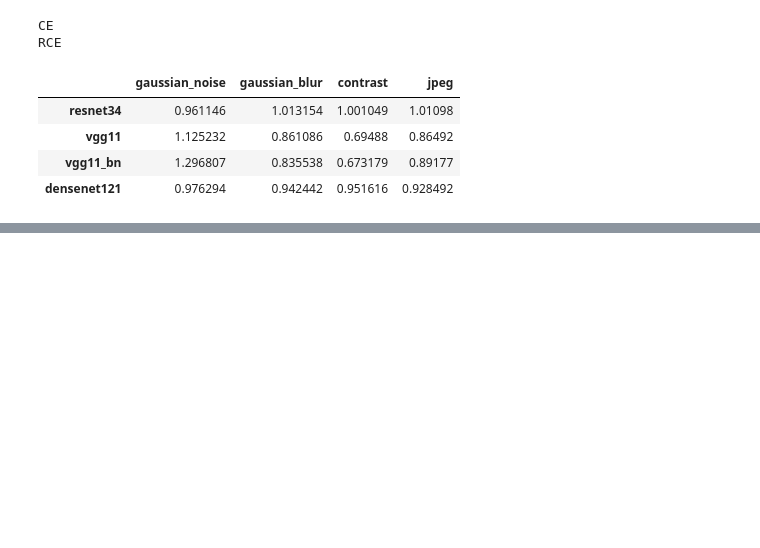
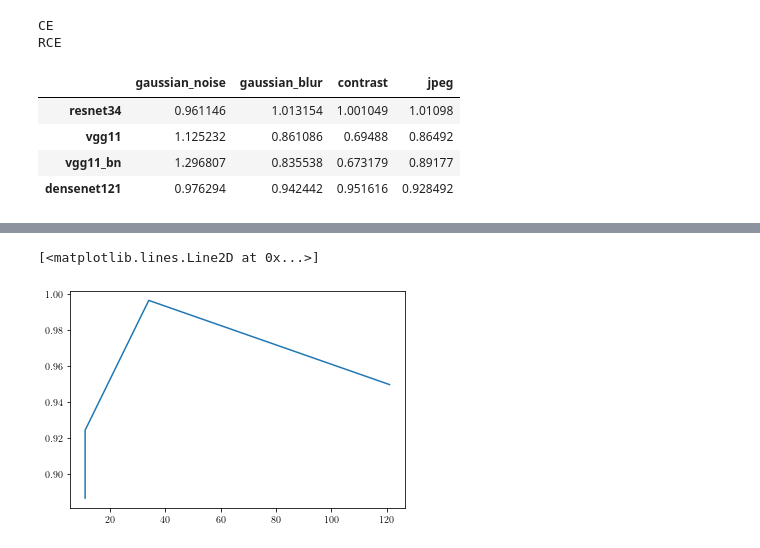
Before and after one commit to bpiyush/DL1Labs, a Jupyter notebook: assignment_2_13677640/part1/test_notebooks/visualize_results.ipynb, the cells around one changed output, grey strips where cells are left out. Drawn from its saved outputs; the diff is of its cells as text; code cells hidden in the pictures; blank space fills up the shorter version.

```diff
--- a/assignment_2_13677640/part1/test_notebooks/visualize_results.ipynb
+++ b/assignment_2_13677640/part1/test_notebooks/visualize_results.ipynb
@@ -265,0 +317,11 @@ df_rce
+# %%
+df_ce["depth"] = [34, 11, 11, 121]
+# %%
+df_ce = df_ce.sort_values("depth")
+# %%
+fig, ax = plt.subplots(1, 1)
+
+ax.plot(df_ce["depth"], df_ce[corruptions].mean(axis=1).values)
+# %% [output]
+[<matplotlib.lines.Line2D at 0x...>]
+[figure, added]
```
Also changed, not shown: parts of 22 cells of this notebook, 4 other files.
